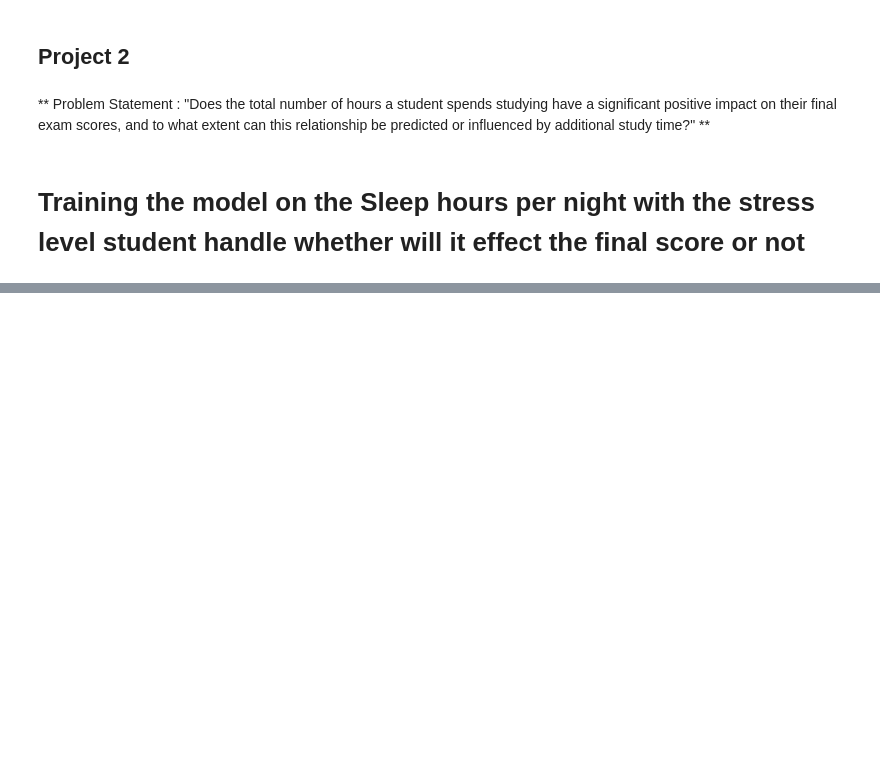
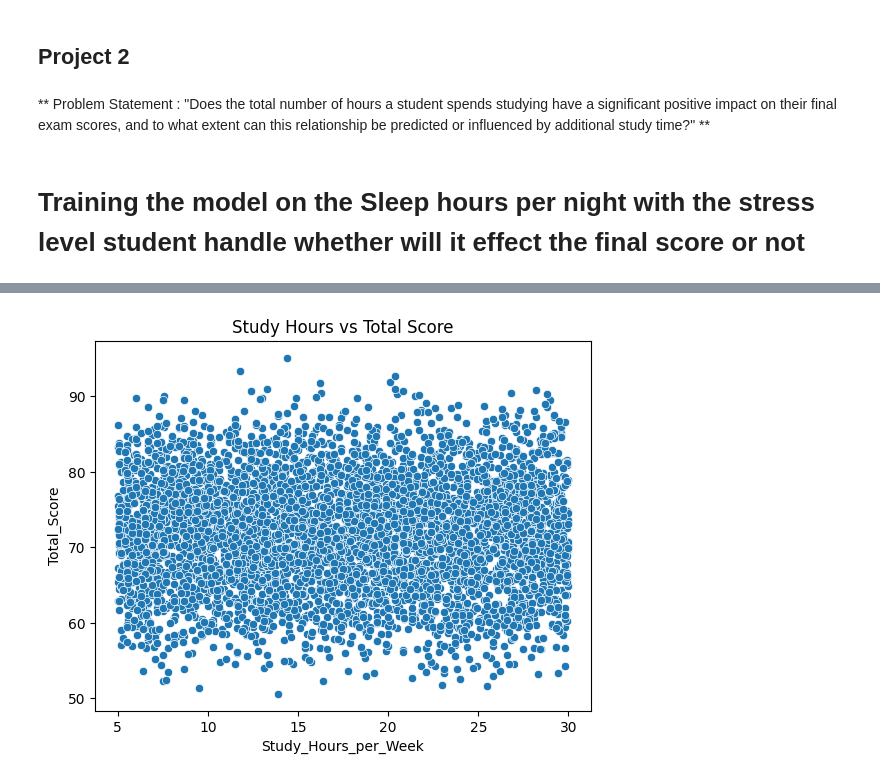
Before and after one commit to amansharma2005/EduPredict-Student-Performance-ML-Model, a Jupyter notebook: EduPredict Student Performance ML Model.ipynb, the cells around one changed output, grey strips where cells are left out. Saved outputs shown, nothing was run; the diff lists cells and outputs as text; code cells hidden in the pictures; blank space fills up the shorter version.

```diff
--- a/EduPredict Student Performance ML Model.ipynb
+++ b/EduPredict Student Performance ML Model.ipynb
@@ -175,0 +169,11 @@ The projected score for the Given parameters [[2, 8, 0, 1, 1, 1]] is 71.45493322
+# %%
+data = pd.read_csv("Students Performance Dataset.csv")
+print(data.head())
+# %%
+#encoding the categorical variables (gender and department)
+encod = LabelEncoder()
+data['Gender'] = encod.fit_transform(data['Gender']) # 0 = female, 1 = Male
+print(data.head())
+# %%
+data = pd.get_dummies(data, columns=['Department'], drop_first=True)
+print(data.head())
@@ -175,0 +244,6 @@ The projected score for the Given parameters [[2, 8, 0, 1, 1, 1]] is 71.45493322
+# %%
+sns.scatterplot(x='Study_Hours_per_Week', y='Total_Score', data=data)
+plt.title("Study Hours vs Total Score")
+plt.show()
+# %% [output]
+[figure, added]
```
Also changed, not shown: parts of 19 cells of this notebook, 1 other file.
